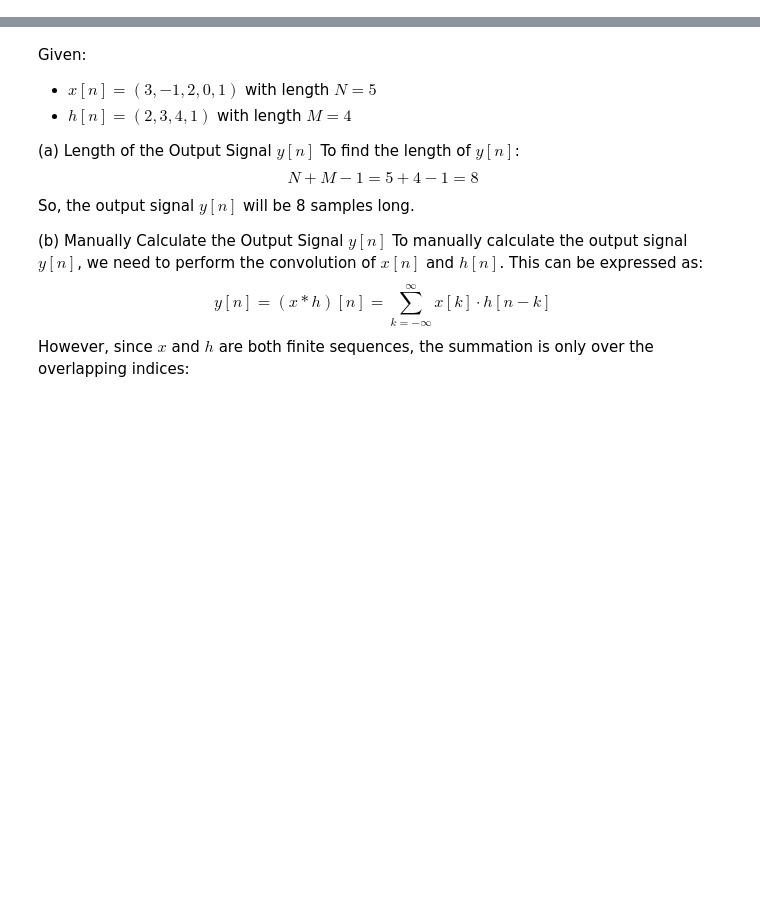
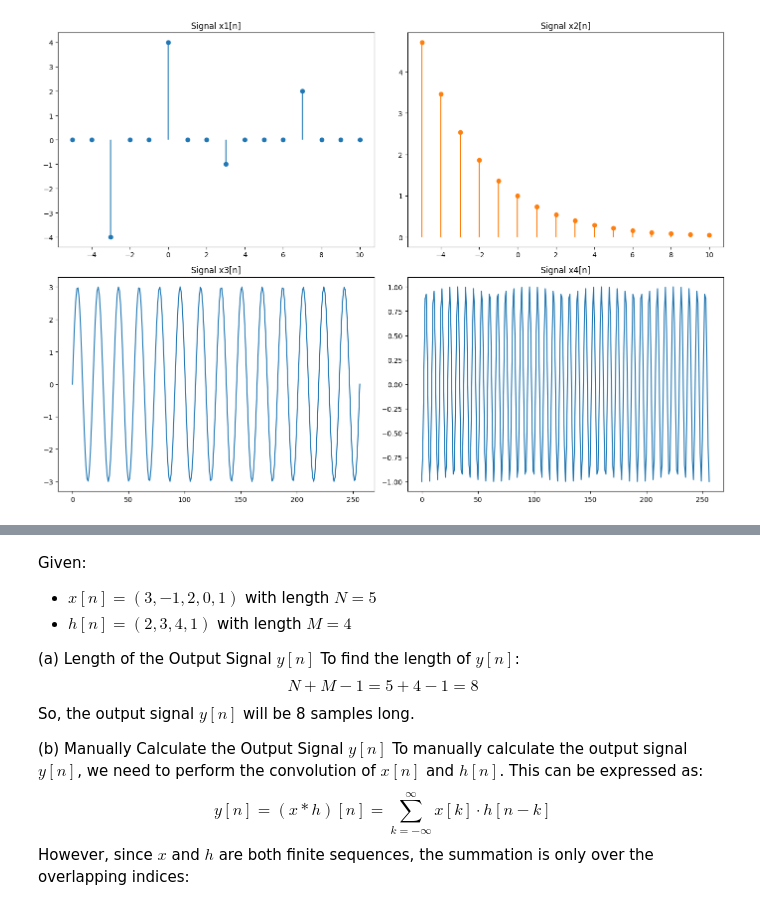
Before and after one commit to wolfram-laube/dsp-ue_grp-22, a Jupyter notebook: Assignment_2/DSP_Assignment_2.ipynb, the cells around one changed output, grey strips where cells are left out. Drawn from its saved outputs; the diff is of its cells as text; code cells hidden in the pictures; blank space fills up the shorter version.

```diff
--- a/Assignment_2/DSP_Assignment_2.ipynb
+++ b/Assignment_2/DSP_Assignment_2.ipynb
@@ -4,0 +42,54 @@
+# %%
+import numpy as np
+import matplotlib.pyplot as plt
+
+# Define the range for each signal
+n1 = np.arange(-5, 11)  # Common range for x1[n] and x2[n]
+n2 = np.arange(0, 257)  # Common range for x3[n] and x4[n]
+
+# Define x1[n] as a combination of delta functions
+def x1(n):
+    return -4 * (n == -3) + 4 * (n == 0) - (n == 3) + 2 * (n == 7)
+
+# Define x2[n] as an exponentially decaying function
+def x2(n):
+    return np.exp(-0.31 * n)
+
+# Define x3[n] as a sinusoidal function
+def x3(n):
+    return 3 * np.sin(2 * np.pi * 3.5 / 64 * n)
+
+# Define x4[n] as a cosine function
+def x4(n):
+    return -np.cos(2 * np.pi * 9 / 64 * n)
+
+# Now calculate the signal arrays
+x1_values = x1(n1)
+x2_values = x2(n1)
+x3_values = x3(n2)
+x4_values = x4(n2)
+
+# Plotting
+plt.figure(figsize=(14, 10))
+
+plt.subplot(2, 2, 1)
+plt.stem(n1, x1_values, linefmt='C0-', markerfmt='C0o', basefmt=" ")  # Corrected to include proper formatting
+plt.title('Signal x1[n]')
+
+plt.subplot(2, 2, 2)
+plt.stem(n1, x2_values, linefmt='C1-', markerfmt='C1o', basefmt=" ")  # Corrected to include proper formatting
+plt.title('Signal x2[n]')
+
+plt.subplot(2, 2, 3)
+plt.plot(n2, x3_values)
+plt.title('Signal x3[n]')
+
+plt.subplot(2, 2, 4)
+plt.plot(n2, x4_values)
+plt.title('Signal x4[n]')
+
+plt.tight_layout()
+plt.savefig('fig/ex1_a_plot.png')
+plt.show()
+# %% [output]
+[figure, added]
```
Also changed, not shown: parts of 15 cells of this notebook, 8 other files.
